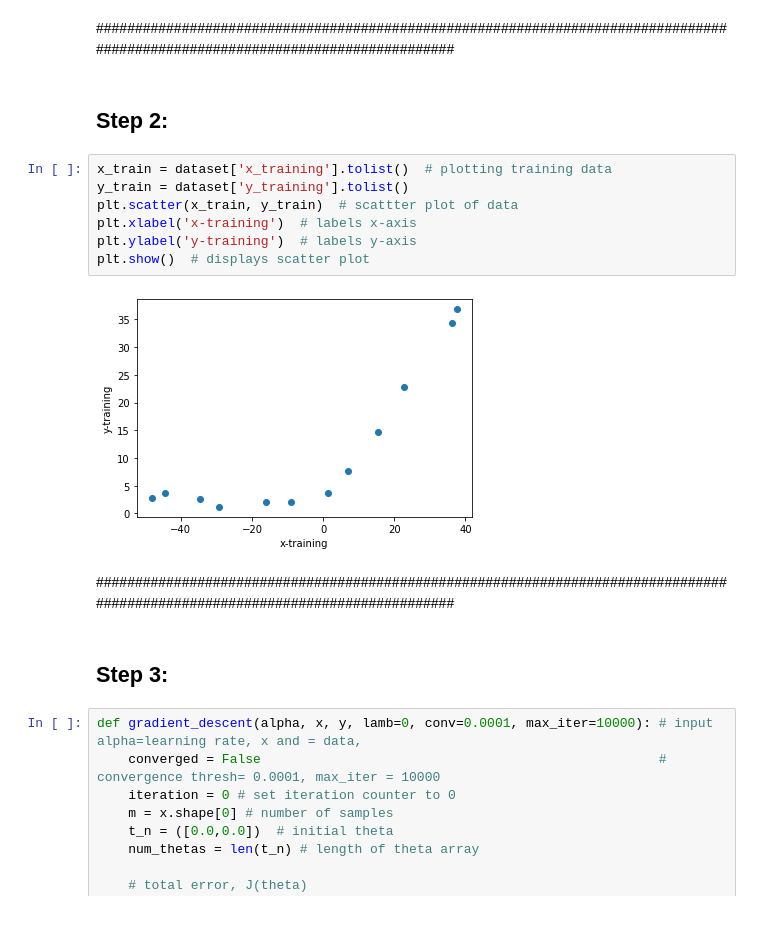
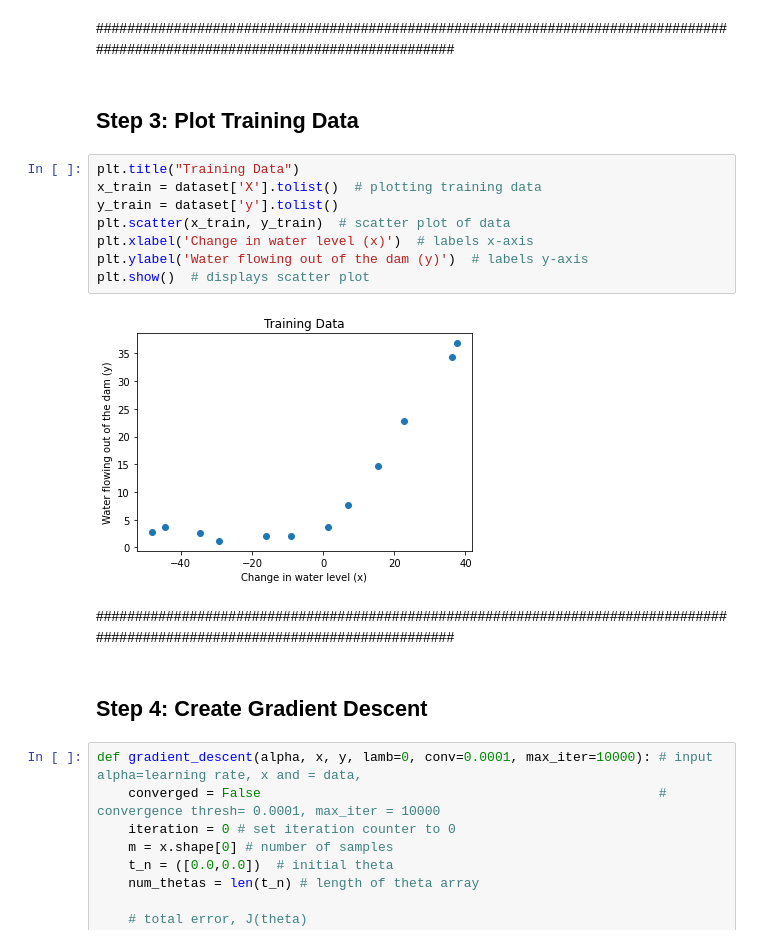
Before and after one commit to bethanie13/Machine-Learning-Linear-Regression, a Jupyter notebook: Machine Learning-Linear Regression.ipynb, the cells around one changed output. Drawn from its saved outputs; the diff is of its cells as text.

Commit message:
Finished implementing all steps for Linear Regression Model

```diff
--- a/Lab2_Williams.ipynb
+++ b/Machine Learning-Linear Regression.ipynb
@@ -125,21 +127,22 @@ Training Data:
   3.7317  7.6277 22.7524]
 # %% [markdown]
 ###############################################################################################################################
-# %% [markdown]
-## Step 2:
+# %% [markdown]
+## Step 3: Plot Training Data
 # %%
-x_train = dataset['x_training'].tolist()  # plotting training data
-y_train = dataset['y_training'].tolist()
-plt.scatter(x_train, y_train)  # scattter plot of data
-plt.xlabel('x-training')  # labels x-axis
-plt.ylabel('y-training')  # labels y-axis
+plt.title("Training Data")
+x_train = dataset['X'].tolist()  # plotting training data
+y_train = dataset['y'].tolist()
+plt.scatter(x_train, y_train)  # scatter plot of data
+plt.xlabel('Change in water level (x)')  # labels x-axis
+plt.ylabel('Water flowing out of the dam (y)')  # labels y-axis
 plt.show()  # displays scatter plot
 # %% [output]
-[figure, old version]
+[figure, new version]
 # %% [markdown]
 ###############################################################################################################################
-# %% [markdown]
-## Step 3:
+# %% [markdown]
+## Step 4: Create Gradient Descent
 # %%
 def gradient_descent(alpha, x, y, lamb=0, conv=0.0001, max_iter=10000): # input alpha=learning rate, x and = data,
     converged = False                                                   #  convergence thresh= 0.0001, max_iter = 10000
```
Also changed, not shown: parts of 42 cells of this notebook.
